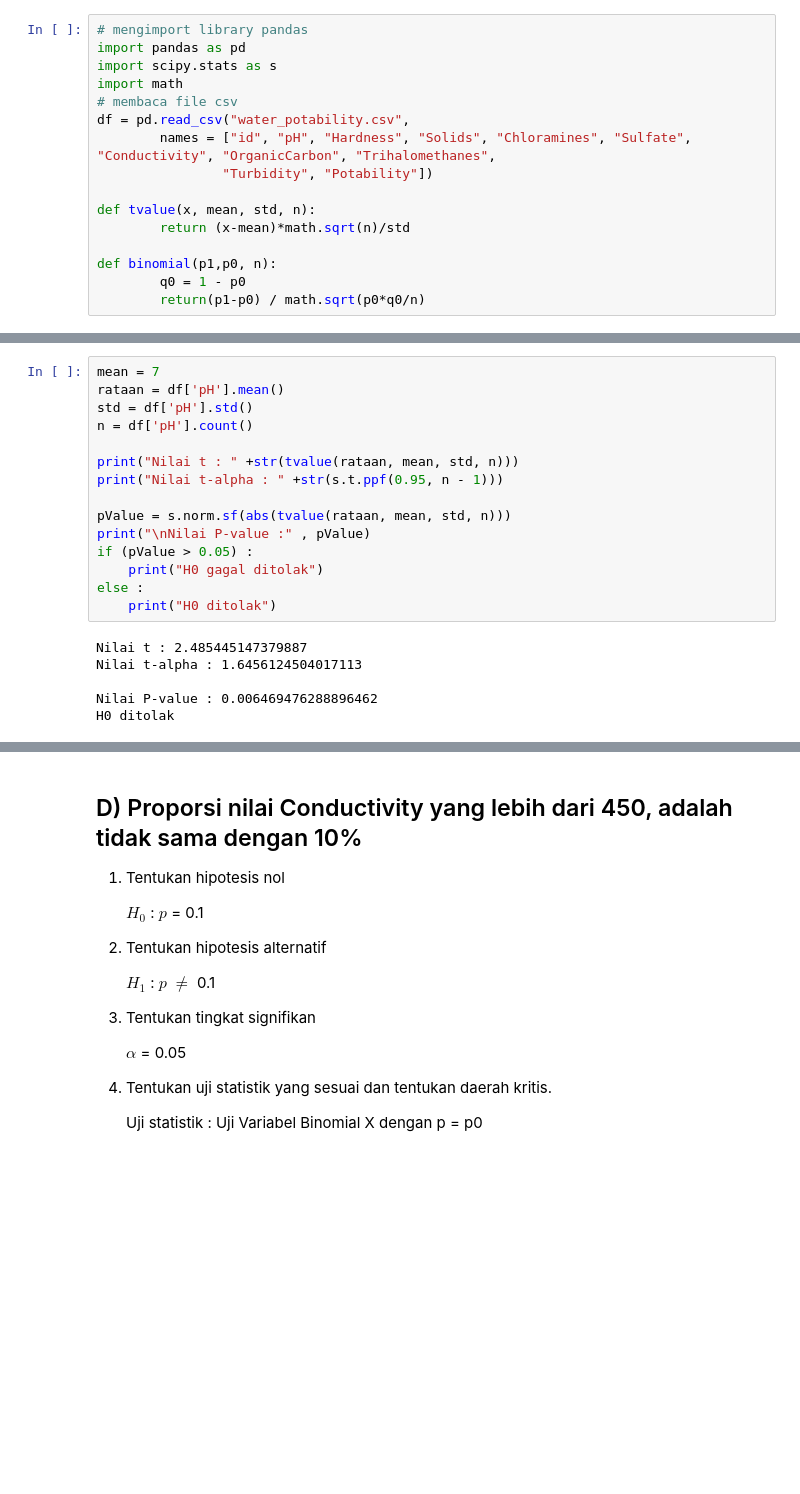
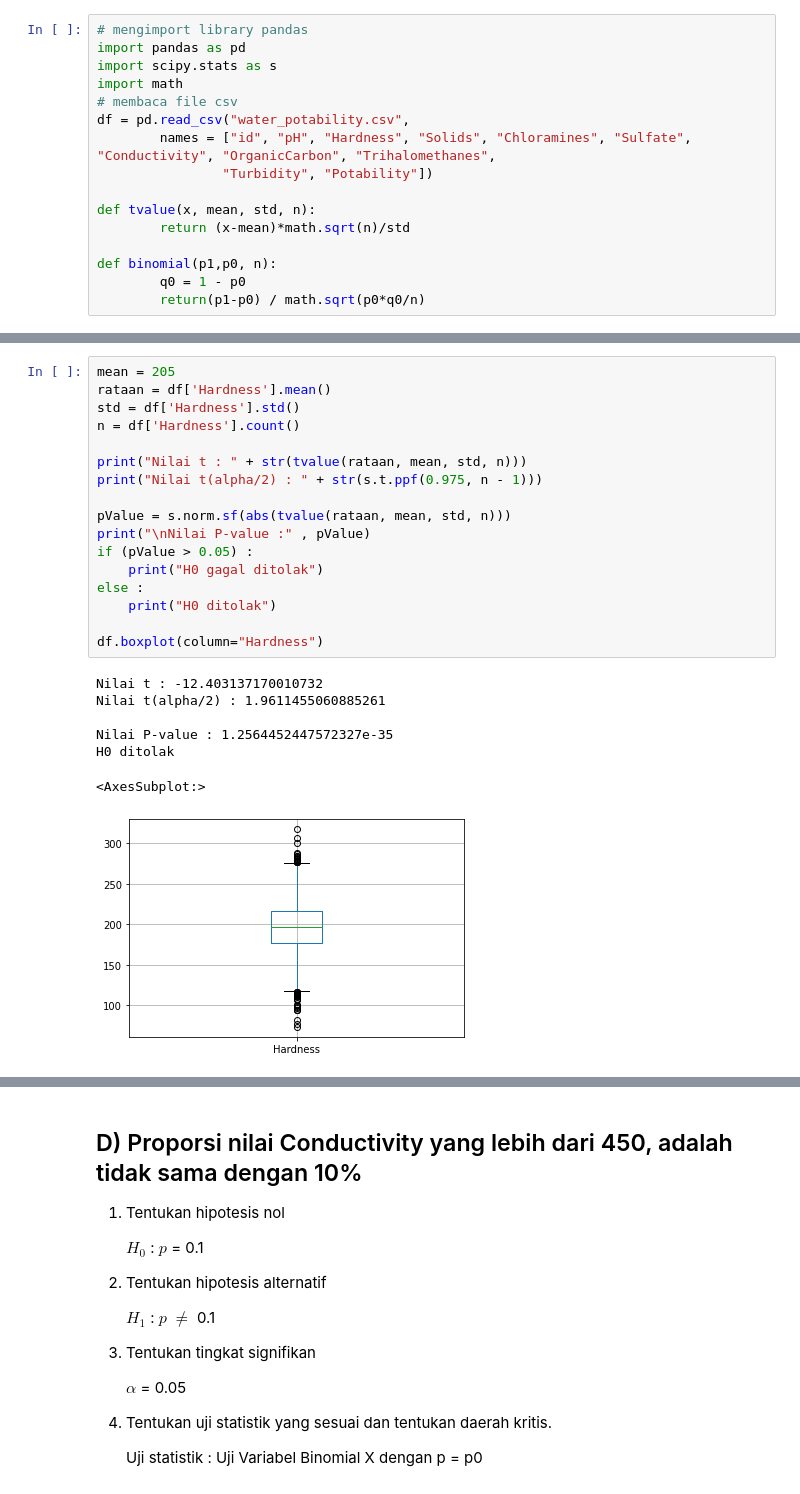
Before and after one commit to loopfree/Tubes-Probstat, a Jupyter notebook: nomor4.ipynb, the cells around one changed output, grey strips where cells are left out. Saved outputs shown, nothing was run; the diff lists cells and outputs as text; blank space fills up the shorter version.

```diff
--- a/nomor4.ipynb
+++ b/nomor4.ipynb
@@ -40,22 +91,26 @@ def binomial(p1,p0, n):
 # %%
-mean = 7
-rataan = df['pH'].mean()
-std = df['pH'].std()
-n = df['pH'].count()
+mean = 205
+rataan = df['Hardness'].mean()
+std = df['Hardness'].std()
+n = df['Hardness'].count()
 
-print("Nilai t : " +str(tvalue(rataan, mean, std, n)))
-print("Nilai t-alpha : " +str(s.t.ppf(0.95, n - 1)))
+print("Nilai t : " + str(tvalue(rataan, mean, std, n)))
+print("Nilai t(alpha/2) : " + str(s.t.ppf(0.975, n - 1)))
 
 pValue = s.norm.sf(abs(tvalue(rataan, mean, std, n)))
 print("\nNilai P-value :" , pValue)
 if (pValue > 0.05) :
     print("H0 gagal ditolak")
 else :
     print("H0 ditolak")
+
+df.boxplot(column="Hardness")
 # %% [output]
-Nilai t : 2.485445147379887
-Nilai t-alpha : 1.6456124504017113
+Nilai t : -12.403137170010732
+Nilai t(alpha/2) : 1.9611455060885261
 
-Nilai P-value : 0.006469476288896462
+Nilai P-value : 1.2564452447572327e-35
 H0 ditolak
+<AxesSubplot:>
+[figure, added]
 # %% [markdown]
```
Also changed, not shown: parts of 10 cells of this notebook, 2 other files.
